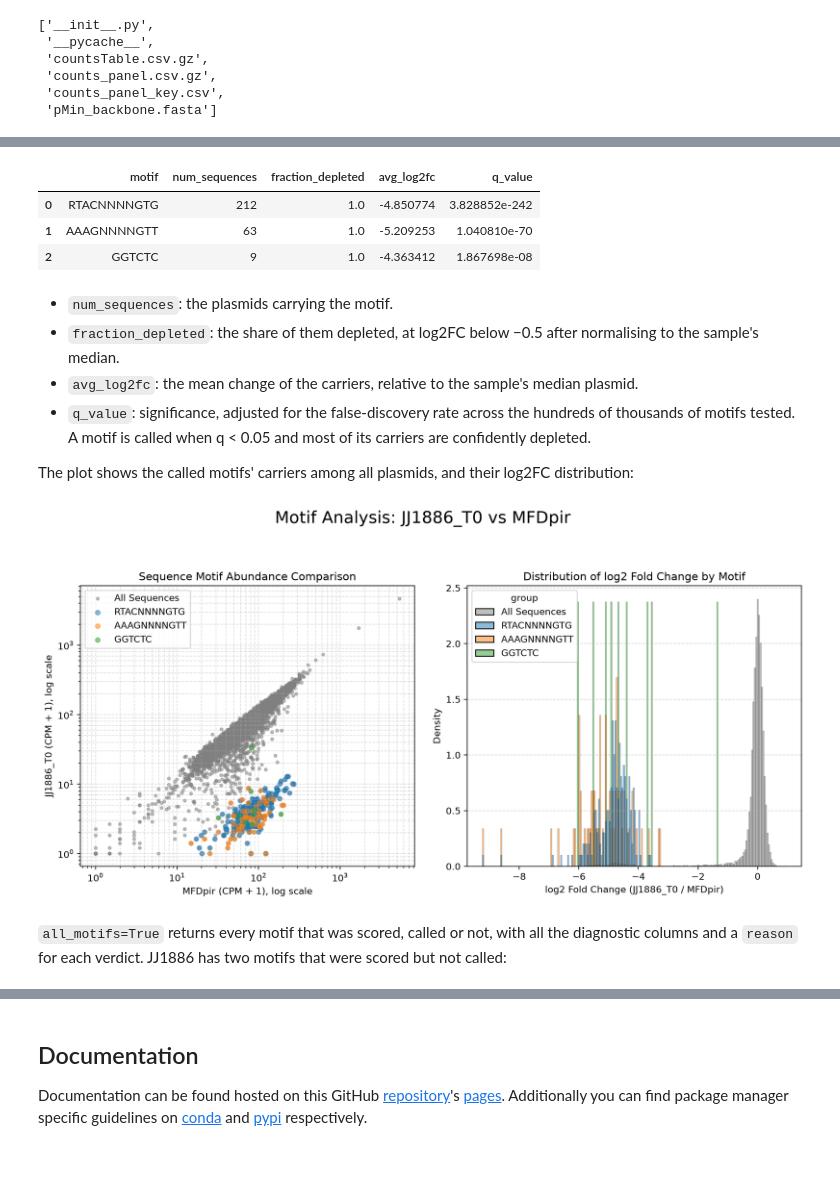
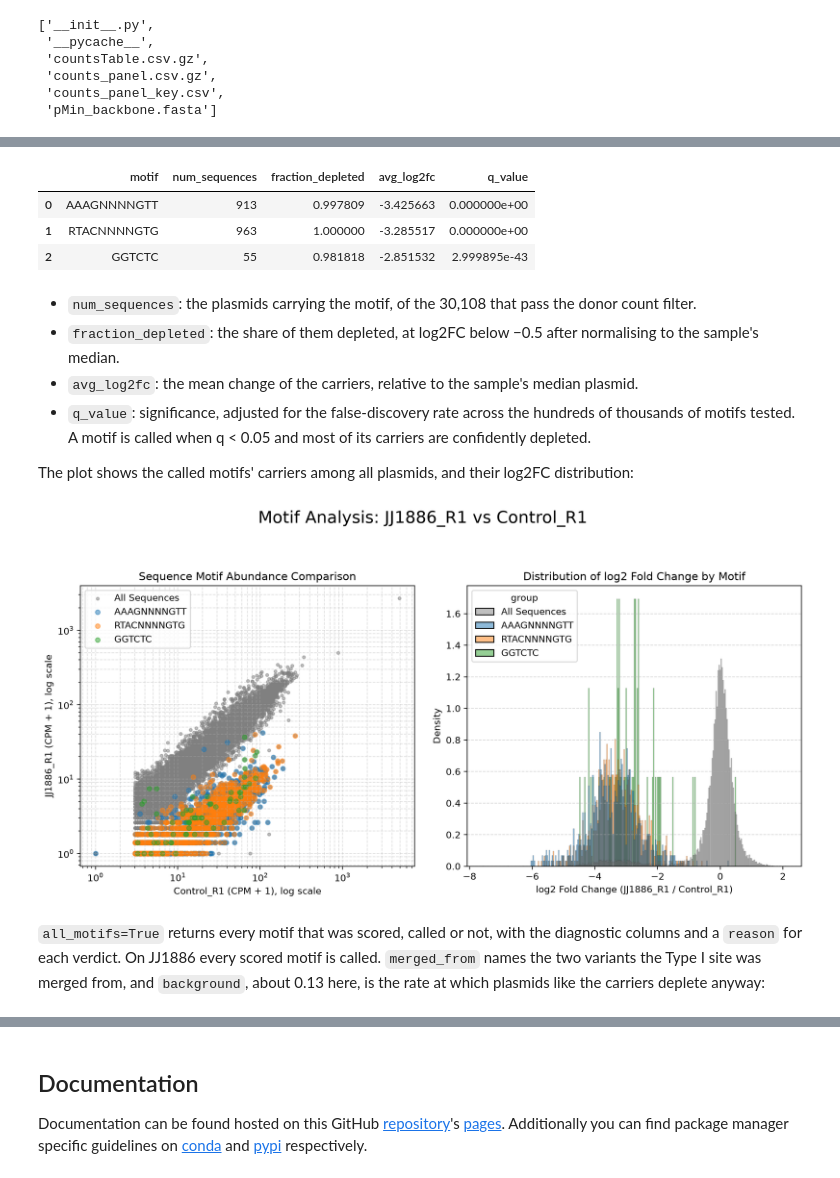
Before and after one commit to dbikard/randseq, a Jupyter notebook: nbs/index.ipynb, the cells around one changed output, grey strips where cells are left out. Cells and saved outputs as stored; diff of their text form; code cells hidden in the pictures.

```diff
--- a/nbs/index.ipynb
+++ b/nbs/index.ipynb
@@ -53,12 +56,10 @@ from randseq.plotting import plot_motif_analysis
 from randseq.example_data import get_example_data_dir
 import pandas as pd
 # %%
+# Read counts per plasmid: the donor library and 8 recipient strains, two replicates each
+counts = pd.read_csv(os.path.join(get_example_data_dir(), "counts_panel.csv.gz"), index_col=0)
+left, right = "GTCTAGGGCGGCGGTAAAAC", "ACTAGAGCACCAGAAGTCTA"   # vector sequence flanking the insert
 
-# Read counts per plasmid: the donor MFDpir and 19 recipient strains, on the 20 nt library
-counts = pd.read_csv(os.path.join(get_example_data_dir(), "countsTable.csv.gz"), index_col=0)
-counts = counts[[col for col in counts.columns if ("_T0" in col) or ("MFDpir" in col)]]
-left, right = "GTCCTAGGTATAATACTAGT", "GTTTTAGAGCTAGAAATAGC"   # vector sequence flanking the insert
-
-# log2 fold change of each plasmid in each recipient, against the donor
-log2fc_df = calculate_log2fc(counts, reference_column="MFDpir", count_threshold=20, pseudocount=1)
+# log2 fold change of each plasmid in each sample, against the first donor replicate
+log2fc_df = calculate_log2fc(counts, reference_column="Control_R1")
 # %% [markdown]
@@ -68,4 +70,4 @@ columns. For JJ1886, these are its three restriction-modification sites:
 # %%
 #| output: false
-motifs = find_restricted_motifs(log2fc_df["JJ1886_T0"], left, right)
+motifs = find_restricted_motifs(log2fc_df["JJ1886_R1"], left, right)
 # %% [output]
@@ -90,11 +84,11 @@ motifs = find_restricted_motifs(log2fc_df["JJ1886_T0"], left, right)
 motifs
 # %% [output]
 |  | motif | num_sequences | fraction_depleted | avg_log2fc | q_value |
-| 0 | RTACNNNNGTG | 212 | 1.0 | -4.850774 | 3.828852e-242 |
-| 1 | AAAGNNNNGTT | 63 | 1.0 | -5.209253 | 1.040810e-70 |
-| 2 | GGTCTC | 9 | 1.0 | -4.363412 | 1.867698e-08 |
+| 0 | AAAGNNNNGTT | 913 | 0.997809 | -3.425663 | 0.000000e+00 |
+| 1 | RTACNNNNGTG | 963 | 1.000000 | -3.285517 | 0.000000e+00 |
+| 2 | GGTCTC | 55 | 0.981818 | -2.851532 | 2.999895e-43 |
 # %% [markdown]
-- `num_sequences`: the plasmids carrying the motif.
+- `num_sequences`: the plasmids carrying the motif, of the 30,108 that pass the donor count filter.
 - `fraction_depleted`: the share of them depleted, at log2FC below −0.5 after normalising to the
   sample's median.
 - `avg_log2fc`: the mean change of the carriers, relative to the sample's median plasmid.
@@ -104,11 +98,13 @@ motifs
 
 The plot shows the called motifs' carriers among all plasmids, and their log2FC distribution:
 # %%
-fig, axes = plot_motif_analysis(counts, "JJ1886_T0", "MFDpir", motifs, left, right)
+fig, axes = plot_motif_analysis(counts, "JJ1886_R1", "Control_R1", motifs, left, right)
 # %% [output]
-[figure, old version]
+[figure, new version]
 # %% [markdown]
-`all_motifs=True` returns every motif that was scored, called or not, with all the diagnostic
-columns and a `reason` for each verdict. JJ1886 has two motifs that were scored but not called:
+`all_motifs=True` returns every motif that was scored, called or not, with the diagnostic columns
+and a `reason` for each verdict. On JJ1886 every scored motif is called. `merged_from` names the
+two variants the Type I site was merged from, and `background`, about 0.13 here, is the rate at
+which plasmids like the carriers deplete anyway:
 # %%
 #| output: false
```
Also changed, not shown: parts of 8 cells of this notebook, 22 other files.
